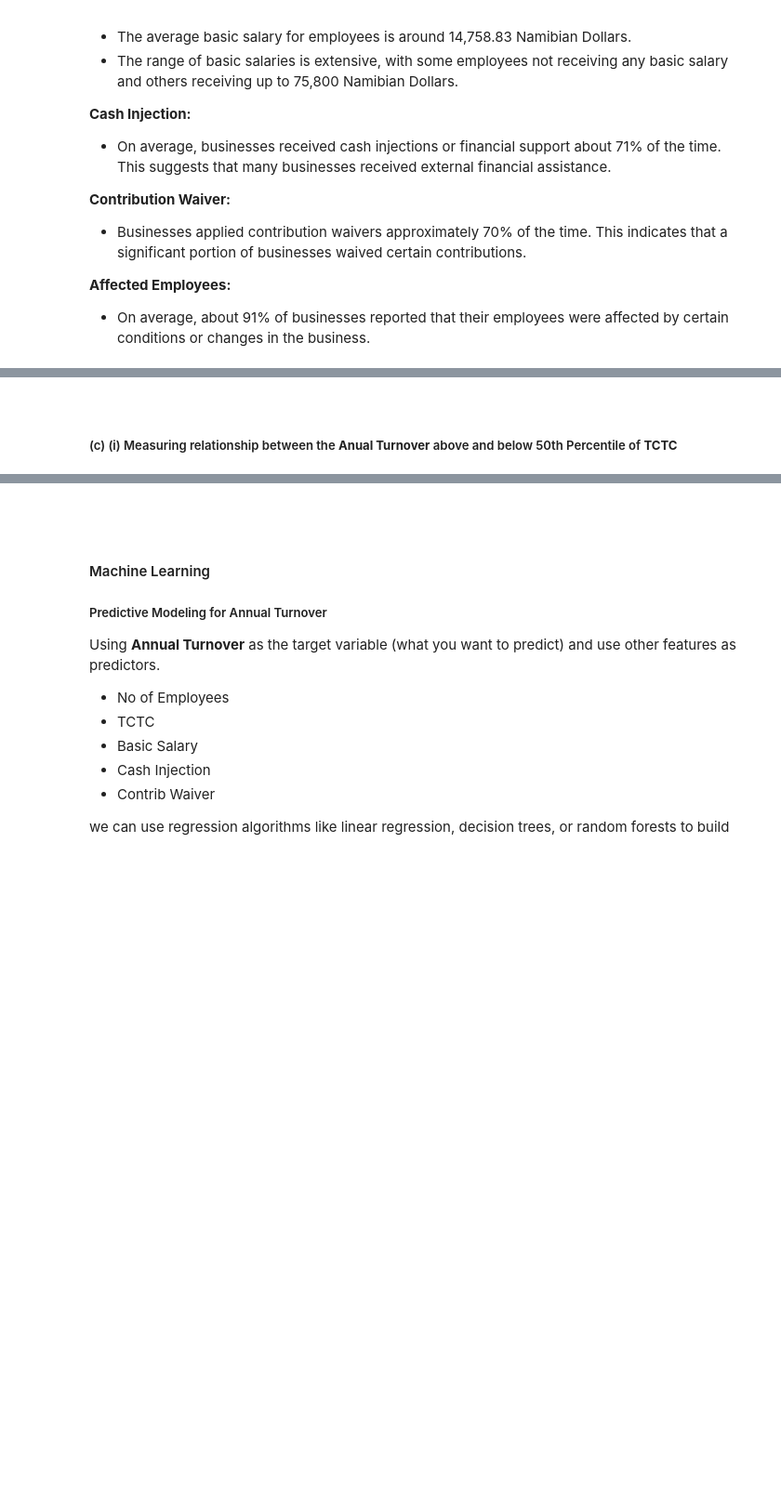
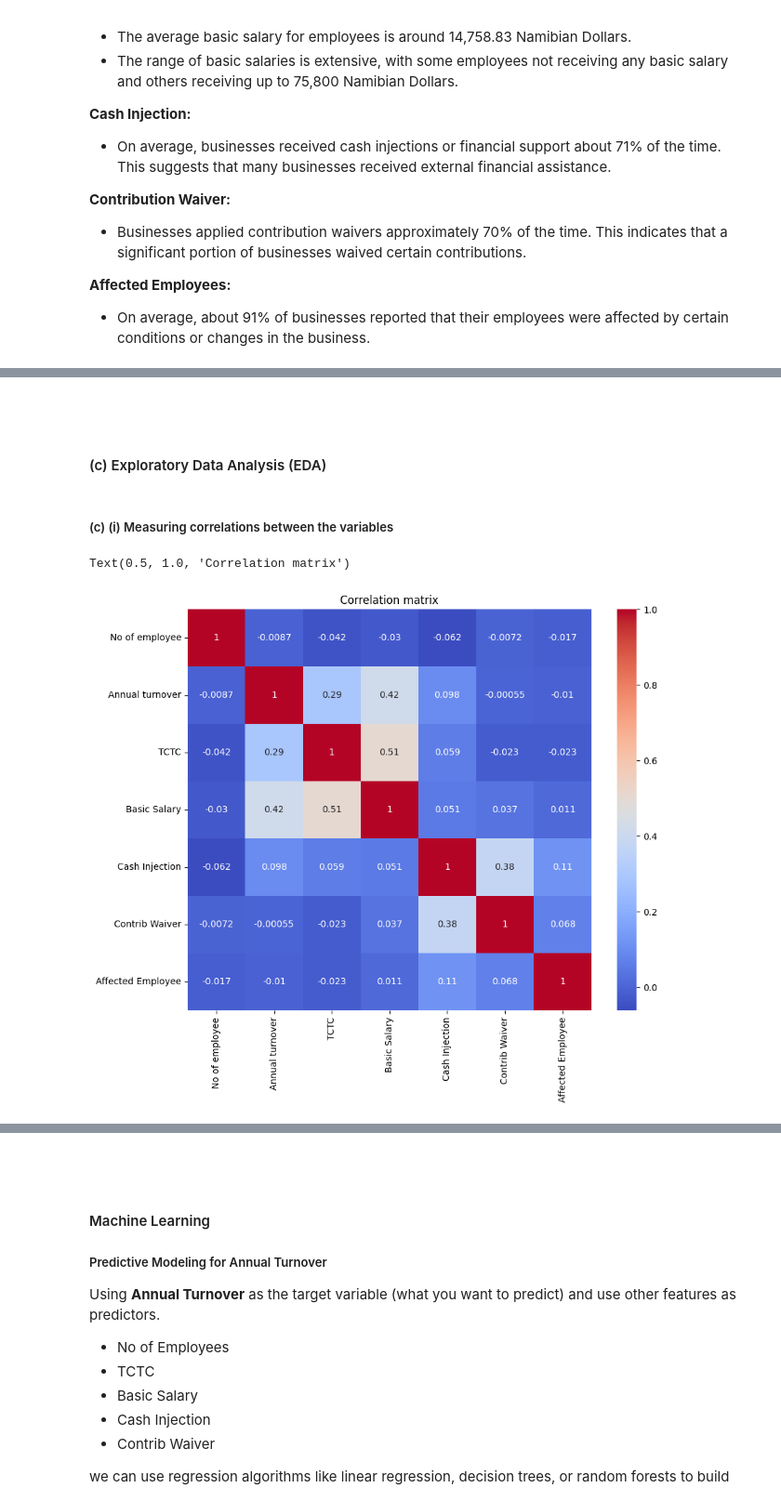
Before and after one commit to simeonleni/analitica, a Jupyter notebook: analytica.ipynb, the cells around one changed output, grey strips where cells are left out. Shown: that part at 93% size. Saved outputs shown, nothing was run; the diff lists cells and outputs as text; code cells hidden in the pictures; blank space fills up the shorter version.

Commit message:
Exploratory Data Analysis
Measuring correlations between the variables

```diff
--- a/analytica.ipynb
+++ b/analytica.ipynb
@@ -12,6 +9,8 @@ pd.options.display.float_format = '{:.2f}'.format
 # Data Frame and removing colums
 dataframe = pd.read_csv('./Data/washedData.csv')
 dataframe = dataframe.drop(columns='ID')
+
+clean_data = pd.read_csv('./Data/cleaned-data.csv')
 # %% [markdown]
 #### Problem Statement
 We are trying to understand the factors that influence whether a company has affected employees. This is important because companies with affected employees may require additional support or interventions. By identifying the key factors, we can target our interventions more effectively and potentially prevent employees from being affected in the future.
@@ -168,2 +155,0 @@ Interpret the insights gained from each visualization.
-# %%
-clean_data = pd.read_csv('./data/cleaned-data.csv')
@@ -174,4 +156,7 @@ clean_data = pd.read_csv('./data/cleaned-data.csv')
+# %% [markdown]
+<br>
+<br>
+
+#### (c) Exploratory Data Analysis (EDA)
 # %% [markdown]
-<br>
-
-##### (c) (i) Measuring relationship between the **Anual Turnover** above and below 50th Percentile of **TCTC**
+##### (c) (i) Measuring correlations between the variables
@@ -242,0 +163,8 @@ fig.show()
+# %%
+corr_matrix = clean_data.corr()
+plt.figure(figsize=(10, 8))
+sns.heatmap(corr_matrix, annot=True, cmap='coolwarm')
+plt.title('Correlation matrix')
+# %% [output]
+Text(0.5, 1.0, 'Correlation matrix')
+[figure, added]
```
Also changed, not shown: parts of 8 cells of this notebook.
